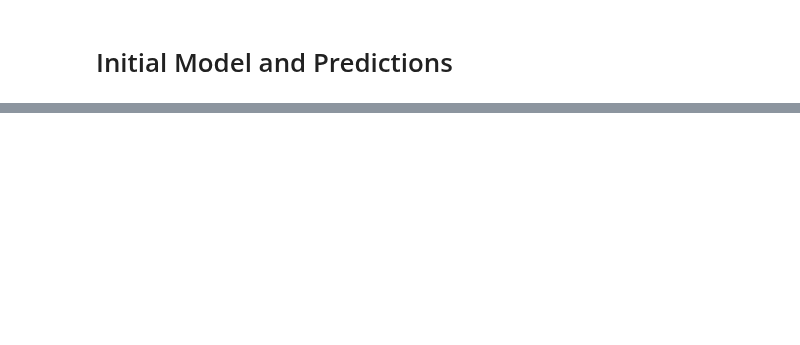
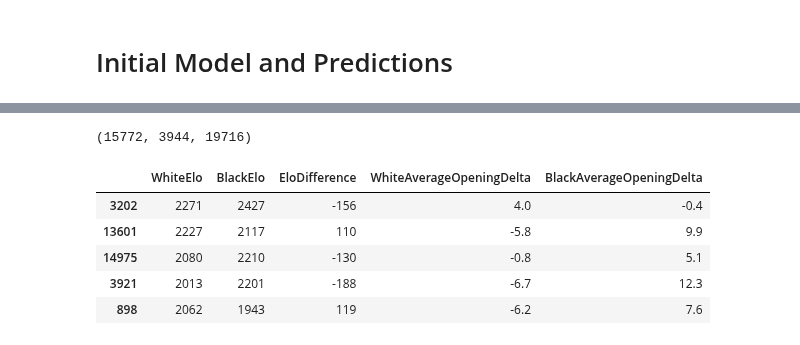
Before and after one commit to piercingecho/chess-win-probability-modeling, a Jupyter notebook: win_prediction.ipynb, the cells around one changed output, grey strips where cells are left out. Drawn from its saved outputs; the diff is of its cells as text; code cells hidden in the pictures; blank space fills up the shorter version.

```diff
--- a/win_prediction.ipynb
+++ b/win_prediction.ipynb
@@ -207,0 +260,22 @@ df_white_moves
+# %%
+# create a validation set
+
+x_primtrain, x_valid, y_primtrain, y_valid = train_test_split(x_train, y_train, test_size=0.2, random_state=45, stratify=y_train)
+x_primtrain.shape[0], x_valid.shape[0], x_train.shape[0]
+# %% [output]
+(15772, 3944, 19716)
+# %%
+# Scale our data for training/validation
+
+primitive_scaler = StandardScaler()
+x_primtrain = pd.DataFrame(primitive_scaler.fit_transform(x_primtrain), columns = x_train.columns)
+x_valid = pd.DataFrame(primitive_scaler.transform(x_valid), columns = x_test.columns)
+
+x_train.head()
+# %% [output]
+|  | WhiteElo | BlackElo | EloDifference | WhiteAverageOpeningDelta | BlackAverageOpeningDelta |
+| 3202 | 2271 | 2427 | -156 | 4.0 | -0.4 |
+| 13601 | 2227 | 2117 | 110 | -5.8 | 9.9 |
+| 14975 | 2080 | 2210 | -130 | -0.8 | 5.1 |
+| 3921 | 2013 | 2201 | -188 | -6.7 | 12.3 |
+| 898 | 2062 | 1943 | 119 | -6.2 | 7.6 |
```
Also changed, not shown: parts of 10 cells of this notebook, 2 other files.
